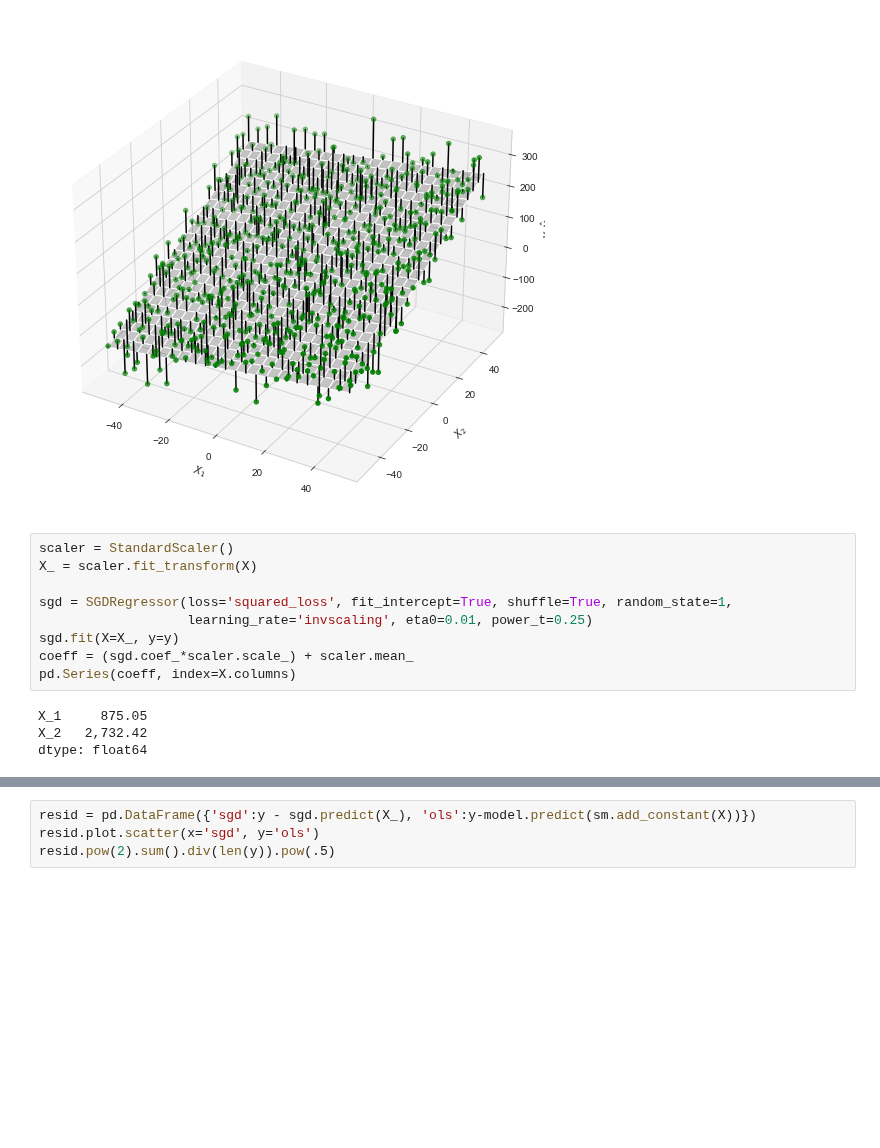
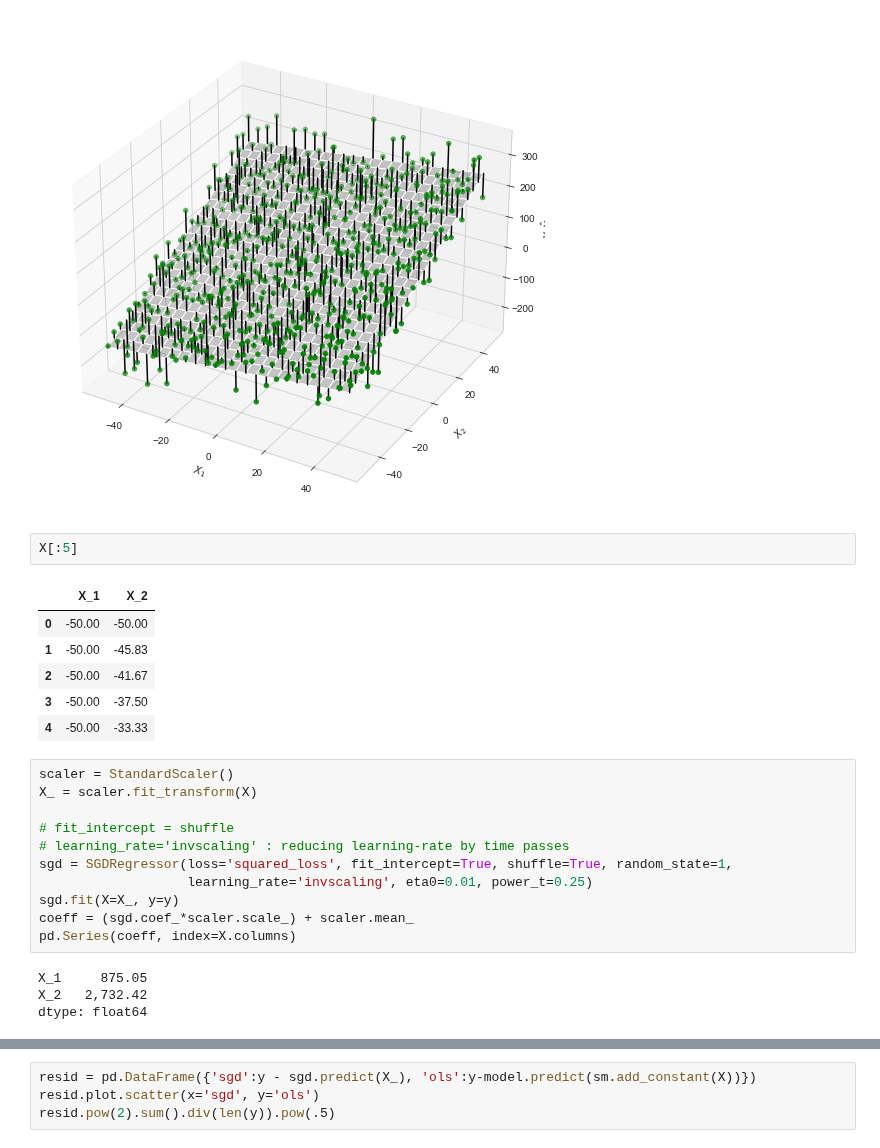
Before and after one commit to OliverJoo/quant_modeling, a Jupyter notebook: MDLing/LR.ipynb, the cells around one changed output, grey strips where cells are left out. Drawn from its saved outputs; the diff is of its cells as text; blank space fills up the shorter version.

```diff
--- a/MDLing/LR.ipynb
+++ b/MDLing/LR.ipynb
@@ -156,10 +156,21 @@ three_D.set_zlabel('$Y, \hat{Y}$')
 # %% [output]
 Text(0.5, 0, '$Y, \\hat{Y}$')
 [figure]
+# %%
+X[:5]
+# %% [output]
+|  | X_1 | X_2 |
+| 0 | -50.00 | -50.00 |
+| 1 | -50.00 | -45.83 |
+| 2 | -50.00 | -41.67 |
+| 3 | -50.00 | -37.50 |
+| 4 | -50.00 | -33.33 |
 # %%
 scaler = StandardScaler()
 X_ = scaler.fit_transform(X)
 
+# fit_intercept = shuffle
+# learning_rate='invscaling' : reducing learning-rate by time passes
 sgd = SGDRegressor(loss='squared_loss', fit_intercept=True, shuffle=True, random_state=1,
                    learning_rate='invscaling', eta0=0.01, power_t=0.25)
 sgd.fit(X=X_, y=y)
```
Also changed, not shown: parts of 1 cell of this notebook, 1 other file.
